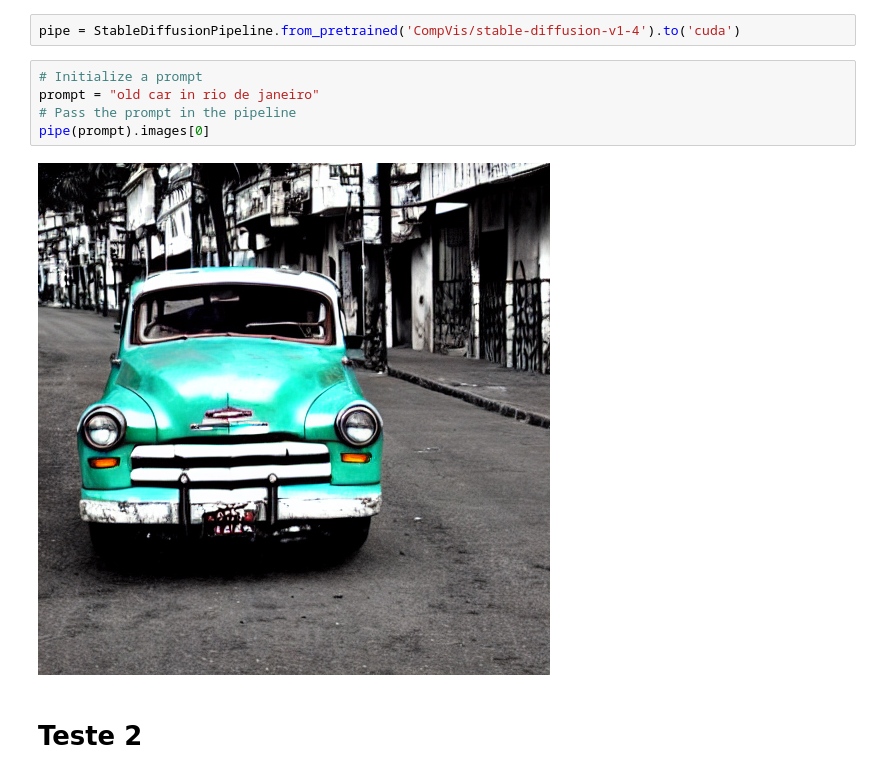
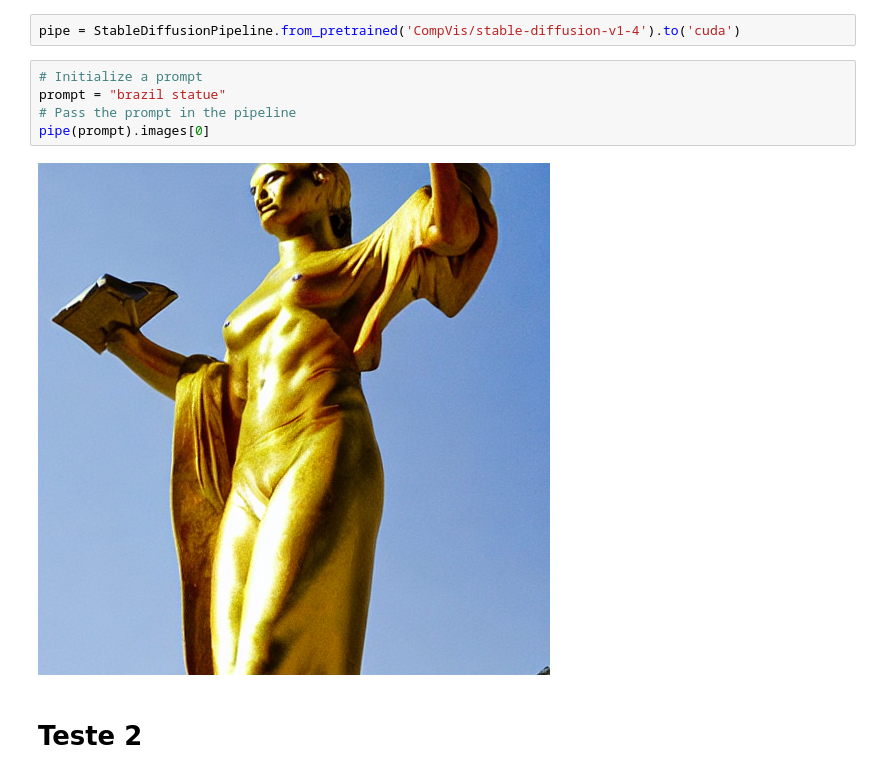
Before and after one commit to emdemor/opensource-llm-recipes, a Jupyter notebook: project/21-test-stable-difusion.ipynb, the cells around one changed output. Saved outputs shown, nothing was run; the diff lists cells and outputs as text.

```diff
--- a/project/21-test-stable-difusion.ipynb
+++ b/project/21-test-stable-difusion.ipynb
@@ -35,11 +35,11 @@ from diffusers import StableDiffusionPipeline
 pipe = StableDiffusionPipeline.from_pretrained('CompVis/stable-diffusion-v1-4').to('cuda')
 # %%
 # Initialize a prompt
-prompt = "old car in rio de janeiro"
+prompt = "brazil statue"
 # Pass the prompt in the pipeline
 pipe(prompt).images[0]
 # %% [output]
-[figure, old version]
+[figure, new version]
 # %% [markdown]
 # Teste 2
 # %%
```
Also changed, not shown: parts of 1 cell of this notebook, 4 other files.
